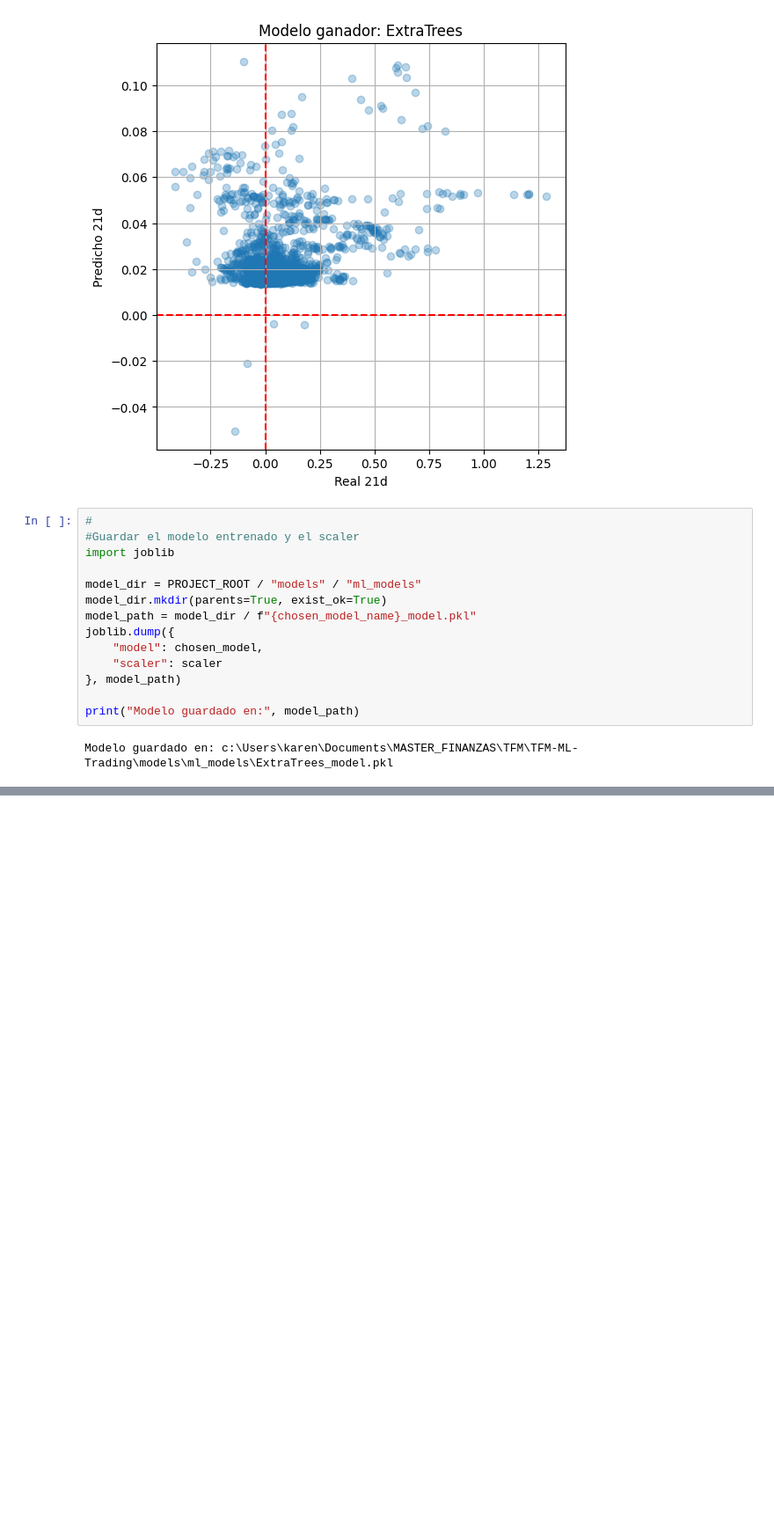
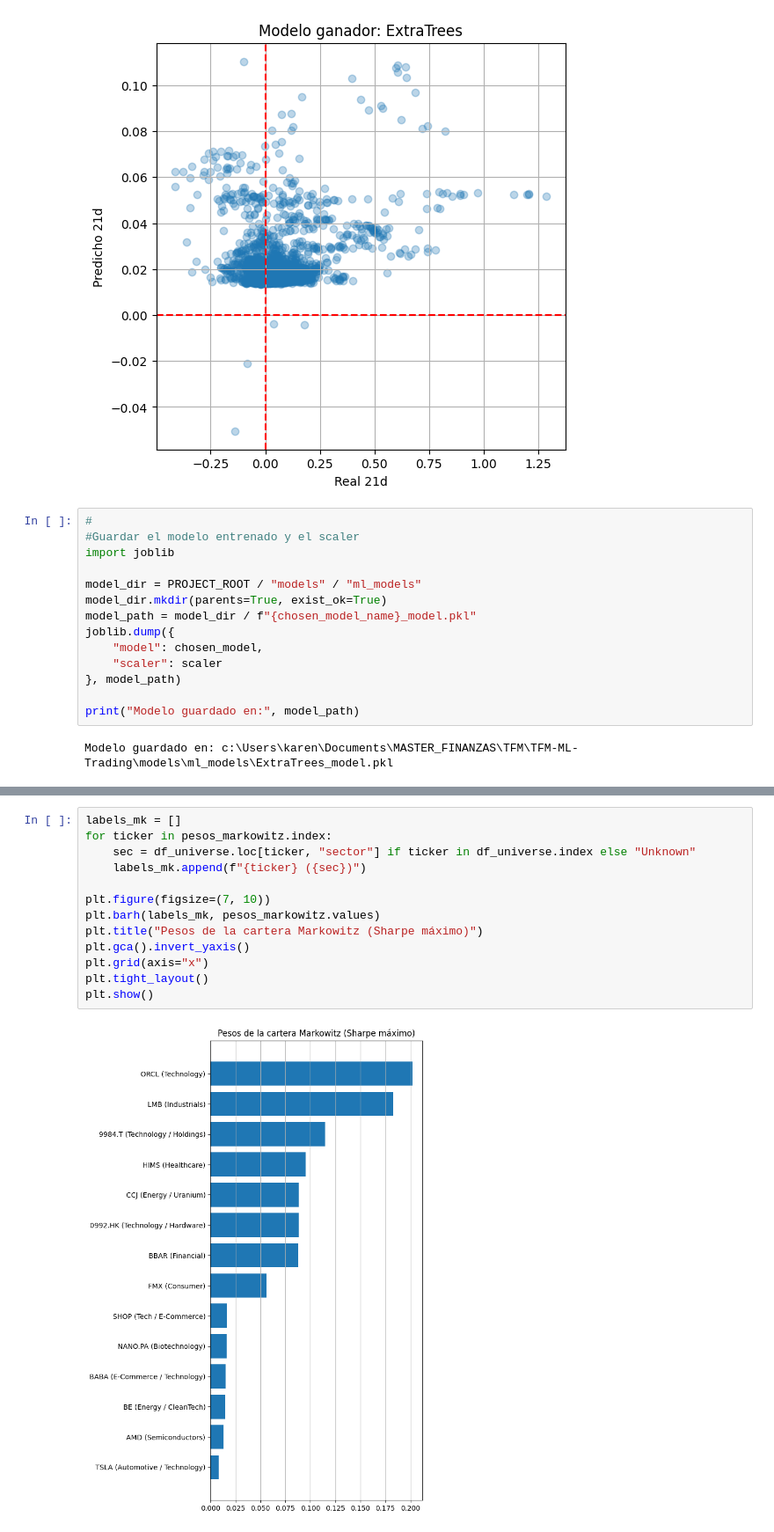
Before and after one commit to KarenFaS/Bot-Trading-Adaptativo, a Jupyter notebook: Notebooks/TFM-TRADING_ADAPTATIVO.ipynb, the cells around one changed output, grey strips where cells are left out. Shown at 88% size. Drawn from its saved outputs; the diff is of its cells as text; blank space fills up the shorter version.

```diff
--- a/Notebooks/TFM-TRADING_ADAPTATIVO.ipynb
+++ b/Notebooks/TFM-TRADING_ADAPTATIVO.ipynb
@@ -1319,0 +1208,15 @@ plt.show()
+# %%
+labels_mk = []
+for ticker in pesos_markowitz.index:
+    sec = df_universe.loc[ticker, "sector"] if ticker in df_universe.index else "Unknown"
+    labels_mk.append(f"{ticker} ({sec})")
+
+plt.figure(figsize=(7, 10))
+plt.barh(labels_mk, pesos_markowitz.values)
+plt.title("Pesos de la cartera Markowitz (Sharpe máximo)")
+plt.gca().invert_yaxis()
+plt.grid(axis="x")
+plt.tight_layout()
+plt.show()
+# %% [output]
+[figure, added]
```
Also changed, not shown: parts of 21 cells of this notebook, 5 other files.
